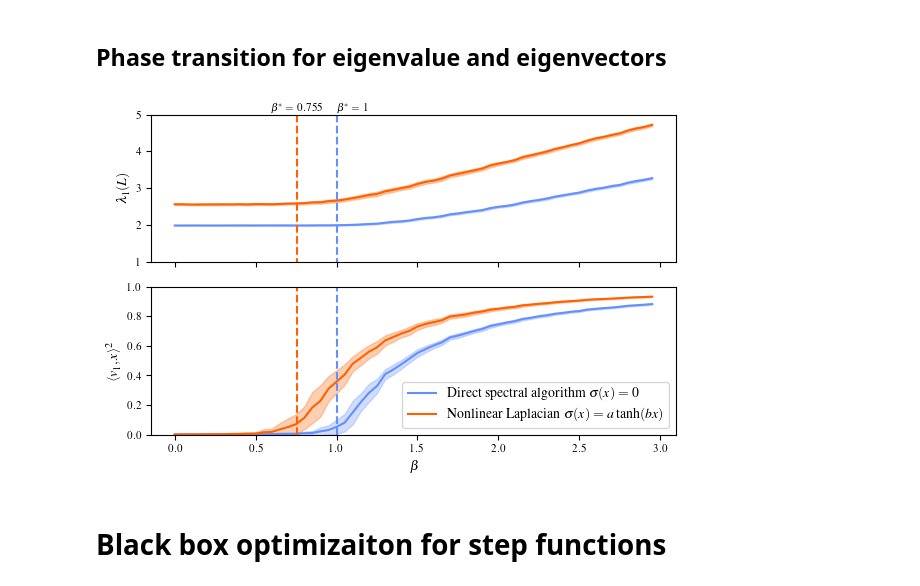
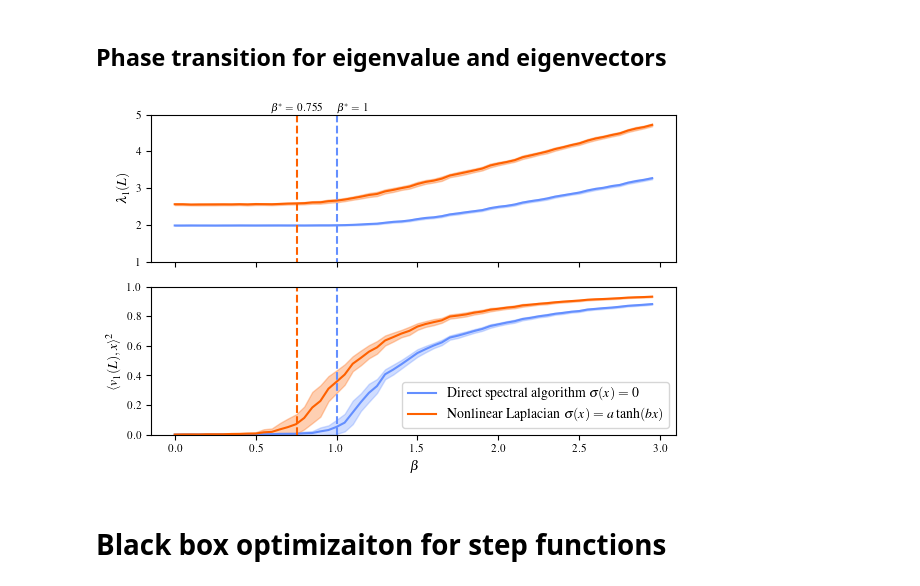
Before and after one commit to yuxinma98/NonlinearLaplacian, a Jupyter notebook: planted_submatrix.ipynb, the cells around one changed output. Cells and saved outputs as stored; diff of their text form; code cells hidden in the pictures.

```diff
--- a/planted_submatrix.ipynb
+++ b/planted_submatrix.ipynb
@@ -792,35 +795,35 @@ ax[1].plot(
 ax[1].fill_between(
     betas,
     [results[beta][3].mean() - results[beta][3].std() for beta in betas],
     [results[beta][3].mean() + results[beta][3].std() for beta in betas],
     alpha=0.3,
     color="#fe6100",
 )
 
 ax[0].vlines(1, 0, 5, linestyle="--", color="#648fff")
 ax[0].vlines(res.fun, 0, 5, linestyle="--", color="#fe6100")
 ax[1].vlines(1, 0, 1, linestyle="--", color="#648fff")
 ax[1].vlines(res.fun, 0, 1, linestyle="--", color="#fe6100")
 
 ax[0].text(1, 5.1, r"$\beta^*=1$", color="black", ha="left", fontsize=8)
 ax[0].text(res.fun, 5.1, rf"$\beta^*={res.fun:.3f}$", color="black", ha="center", fontsize=8)
 
 ax[0].set_ylim(1, 5)
 ax[1].set_ylim(0, 1)
 ax[0].set_ylabel(r"$\lambda_1(L)$")
-ax[1].set_ylabel(r"$\langle {v}_1, {x} \rangle^2$")
+ax[1].set_ylabel(r"$\langle {v}_1(L), {x} \rangle^2$")
 ax[1].set_xlabel(r"$\beta$")
 ax[0].set_xticklabels([])
 ax[1].tick_params(axis="x", labelsize=8)
 ax[0].tick_params(axis="y", labelsize=8)
 ax[1].tick_params(axis="y", labelsize=8)
 
 plt.legend(loc="lower right")
 plt.savefig(plot_dir / "eigenvectors.pdf")
 plt.tight_layout()
 plt.show()
 # %% [output]
-[figure, old version]
+[figure, new version]
 # %% [markdown]
 # Black box optimizaiton for step functions
 # %% [markdown]
```
Also changed, not shown: parts of 1 cell of this notebook, 5 other files.
